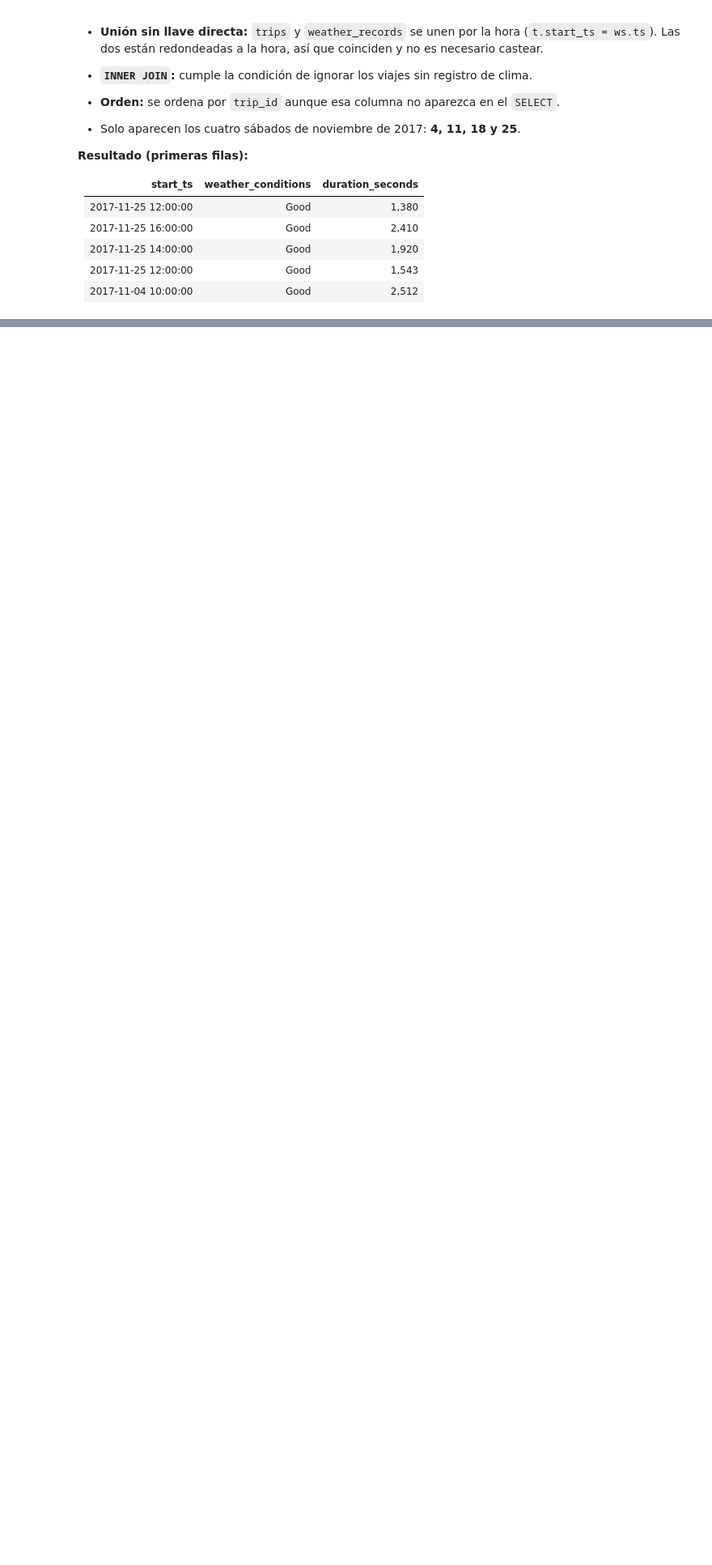
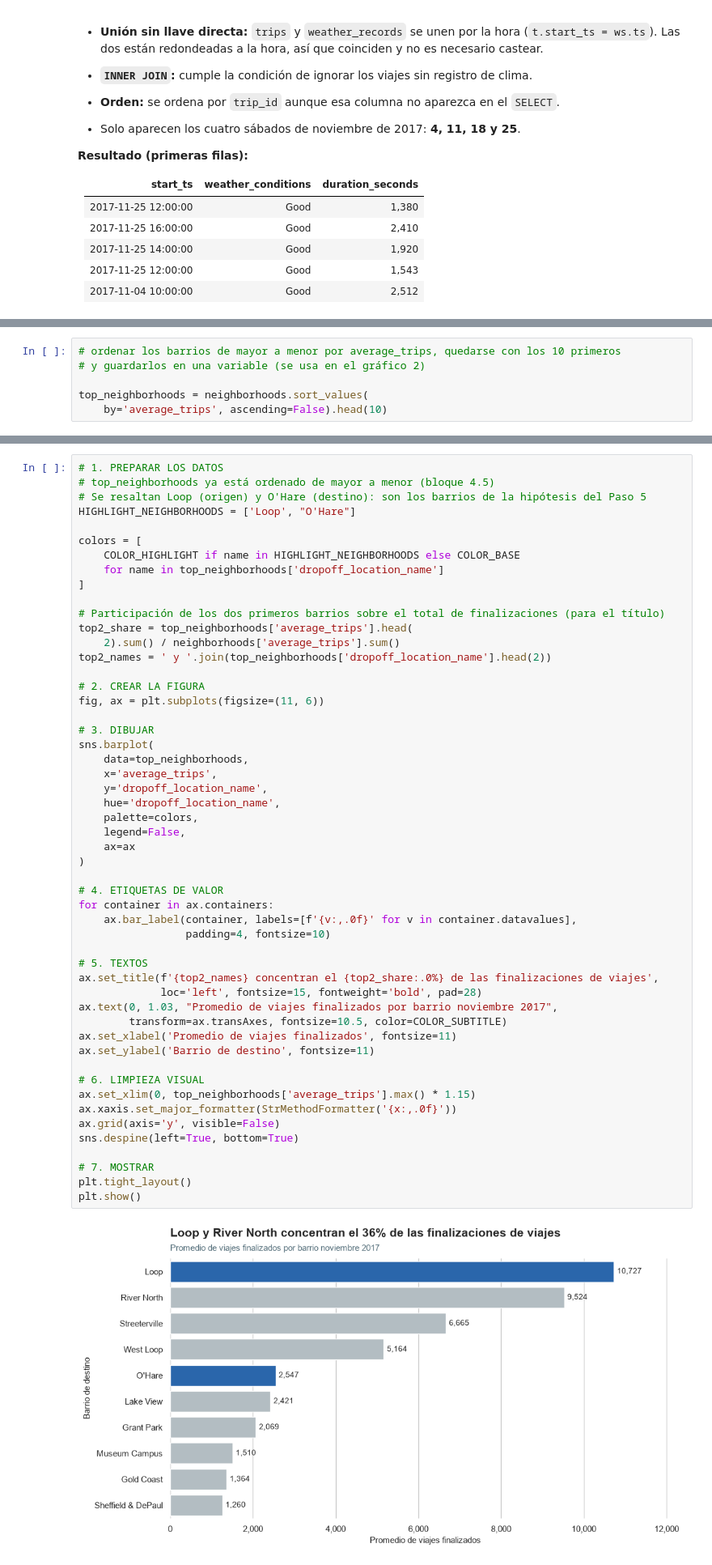
Before and after one commit to Juancho-00/tripleten-data-science, a Jupyter notebook: Sprint 8 - Proyecto 8/notebooks/P08_zuber_taxis_chicago.ipynb, the cells around one changed output, grey strips where cells are left out. Shown at 81% size. Cells and saved outputs as stored; diff of their text form; blank space fills up the shorter version.

```diff
--- a/Sprint 8 - Proyecto 8/notebooks/P08_zuber_taxis_chicago.ipynb
+++ b/Sprint 8 - Proyecto 8/notebooks/P08_zuber_taxis_chicago.ipynb
@@ -407,0 +616,6 @@ ORDER BY
+# %%
+# ordenar los barrios de mayor a menor por average_trips, quedarse con los 10 primeros
+# y guardarlos en una variable (se usa en el gráfico 2)
+
+top_neighborhoods = neighborhoods.sort_values(
+    by='average_trips', ascending=False).head(10)
@@ -407,0 +740,54 @@ ORDER BY
+# %%
+# 1. PREPARAR LOS DATOS
+# top_neighborhoods ya está ordenado de mayor a menor (bloque 4.5)
+# Se resaltan Loop (origen) y O'Hare (destino): son los barrios de la hipótesis del Paso 5
+HIGHLIGHT_NEIGHBORHOODS = ['Loop', "O'Hare"]
+
+colors = [
+    COLOR_HIGHLIGHT if name in HIGHLIGHT_NEIGHBORHOODS else COLOR_BASE
+    for name in top_neighborhoods['dropoff_location_name']
+]
+
+# Participación de los dos primeros barrios sobre el total de finalizaciones (para el título)
+top2_share = top_neighborhoods['average_trips'].head(
+    2).sum() / neighborhoods['average_trips'].sum()
+top2_names = ' y '.join(top_neighborhoods['dropoff_location_name'].head(2))
+
+# 2. CREAR LA FIGURA
+fig, ax = plt.subplots(figsize=(11, 6))
+
+# 3. DIBUJAR
+sns.barplot(
+    data=top_neighborhoods,
+    x='average_trips',
+    y='dropoff_location_name',
+    hue='dropoff_location_name',
+    palette=colors,
+    legend=False,
+    ax=ax
+)
+
+# 4. ETIQUETAS DE VALOR
+for container in ax.containers:
+    ax.bar_label(container, labels=[f'{v:,.0f}' for v in container.datavalues],
+                 padding=4, fontsize=10)
+
+# 5. TEXTOS
+ax.set_title(f'{top2_names} concentran el {top2_share:.0%} de las finalizaciones de viajes',
+             loc='left', fontsize=15, fontweight='bold', pad=28)
+ax.text(0, 1.03, "Promedio de viajes finalizados por barrio noviembre 2017",
+        transform=ax.transAxes, fontsize=10.5, color=COLOR_SUBTITLE)
+ax.set_xlabel('Promedio de viajes finalizados', fontsize=11)
+ax.set_ylabel('Barrio de destino', fontsize=11)
+
+# 6. LIMPIEZA VISUAL
+ax.set_xlim(0, top_neighborhoods['average_trips'].max() * 1.15)
+ax.xaxis.set_major_formatter(StrMethodFormatter('{x:,.0f}'))
+ax.grid(axis='y', visible=False)
+sns.despine(left=True, bottom=True)
+
+# 7. MOSTRAR
+plt.tight_layout()
+plt.show()
+# %% [output]
+[figure, added]
```
Also changed, not shown: parts of 30 cells of this notebook, 3 other files.
